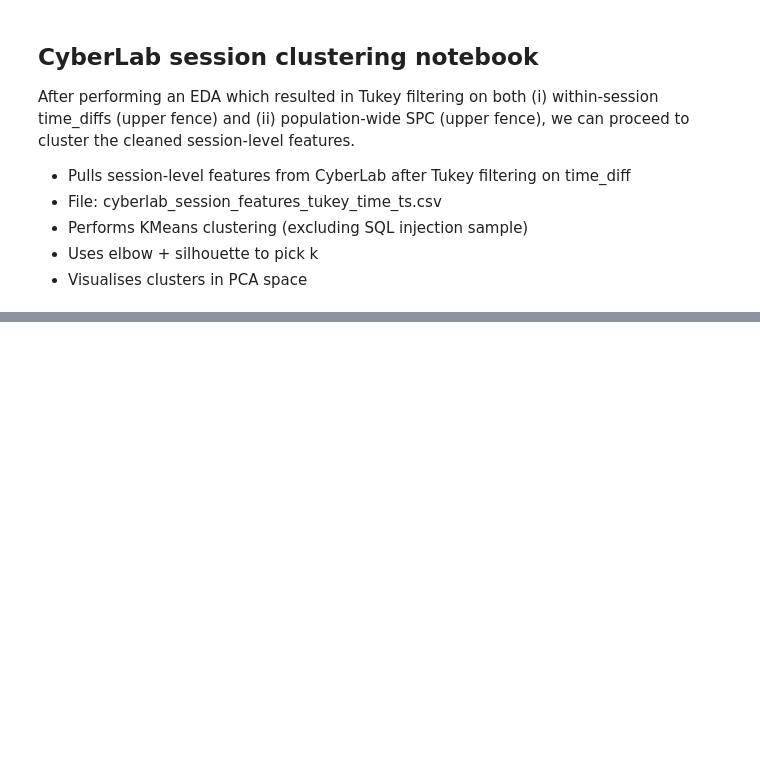
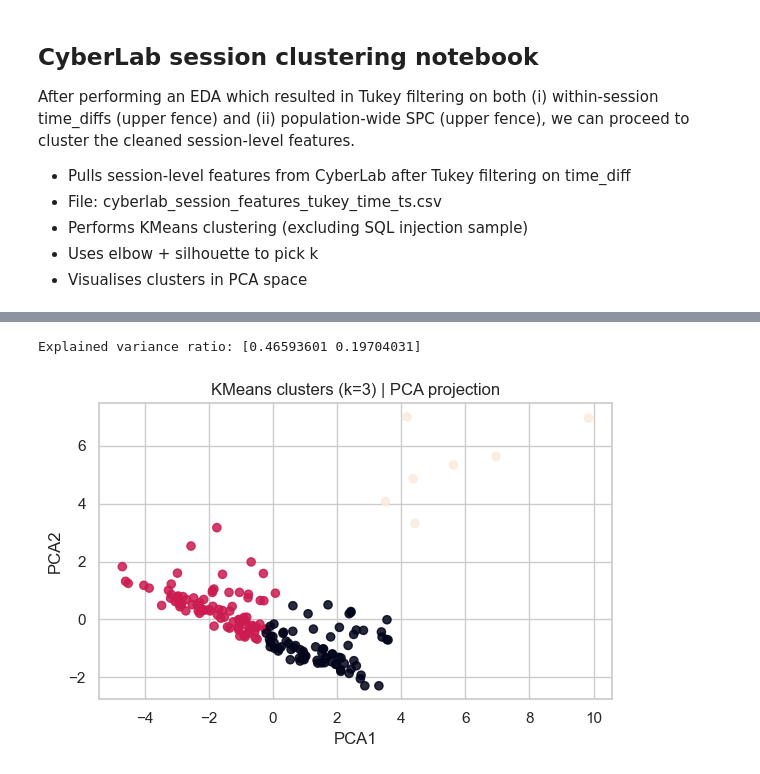
Before and after one commit to LewNew/PhD, a Jupyter notebook: projects/typing_speed/notebooks/2-Clustering.ipynb, the cells around one changed output, grey strips where cells are left out. Cells and saved outputs as stored; diff of their text form; code cells hidden in the pictures; blank space fills up the shorter version.

```diff
--- a/projects/typing_speed/notebooks/2-Clustering.ipynb
+++ b/projects/typing_speed/notebooks/2-Clustering.ipynb
@@ -249,14 +115,0 @@ Chosen number of clusters (max silhouette): k = 3
-# %%
-# Fit final KMeans model with chosen k and assign clusters
-
-kmeans = KMeans(
-    n_clusters=5,
-    random_state=42,
-    n_init=10,
-)
-cluster_labels = kmeans.fit_predict(X_scaled)
-
-df_clust["cluster"] = cluster_labels
-
-print("=== Cluster counts ===")
-print(df_clust["cluster"].value_counts().sort_index())
@@ -332,0 +247,34 @@ Explained variance ratio: [0.55670859 0.18515345]
+# %%
+# PCA view for clustered rows only
+assert "cluster" in df_clust.columns
+pca = PCA(n_components=2, random_state=5)
+X_pca = pca.fit_transform(X_scaled)
+
+df_clust["PCA1"] = pd.NA
+df_clust["PCA2"] = pd.NA
+df_clust.loc[df_use.index, "PCA1"] = X_pca[:, 0]
+df_clust.loc[df_use.index, "PCA2"] = X_pca[:, 1]
+
+print("Explained variance ratio:", pca.explained_variance_ratio_)
+
+# PCA scatter
+plt.figure(figsize=(6, 4))
+
+mask = df_clust["PCA1"].notna() & df_clust["PCA2"].notna() & df_clust["cluster"].notna()
+plt.scatter(
+    df_clust.loc[mask, "PCA1"].astype(float),
+    df_clust.loc[mask, "PCA2"].astype(float),
+    c=df_clust.loc[mask, "cluster"].astype(int),
+    s=35,
+    alpha=0.85,
+)
+
+plt.xlabel("PCA1")
+plt.ylabel("PCA2")
+plt.title(f"KMeans clusters (k={best_k}) | PCA projection")
+plt.tight_layout()
+plt.savefig("output/kmeans_pca_scatter.png", dpi=150)
+plt.show()
+# %% [output]
+Explained variance ratio: [0.46593601 0.19704031]
+[figure, added]
```
Also changed, not shown: parts of 21 cells of this notebook.
